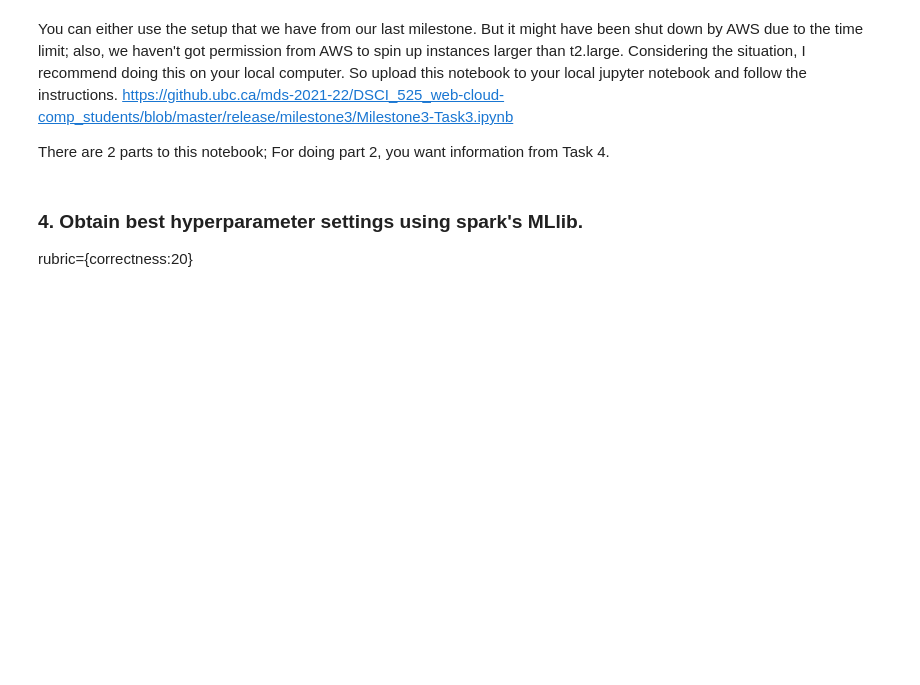
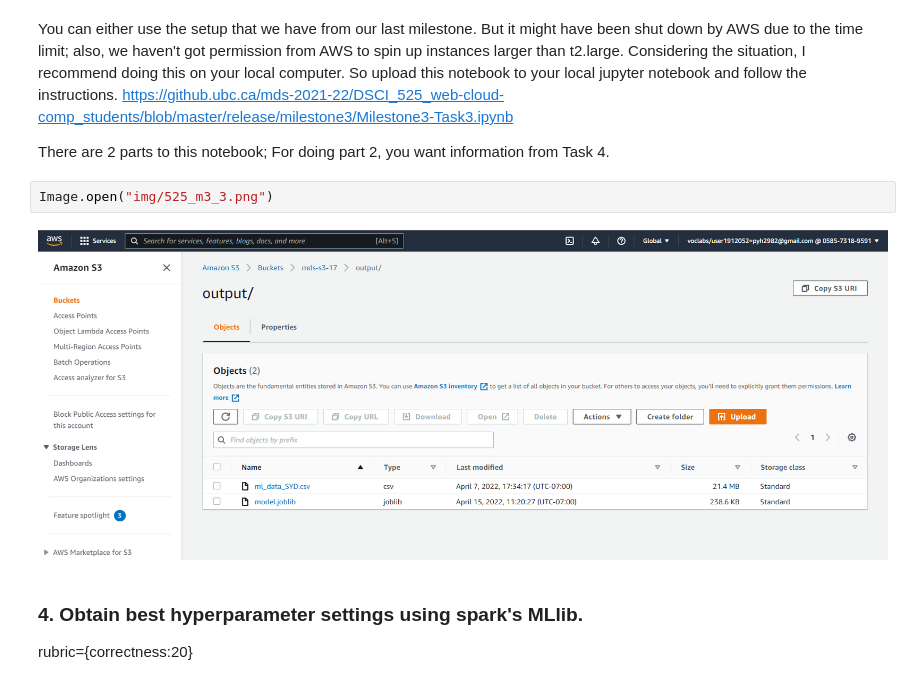
Before and after one commit to UBC-MDS/Web-Cloud-Group17, a Jupyter notebook: notebook/Milestone3.ipynb, the cells around one changed output. Drawn from its saved outputs; the diff is of its cells as text; blank space fills up the shorter version.

```diff
--- a/notebook/Milestone3.ipynb
+++ b/notebook/Milestone3.ipynb
@@ -100,6 +100,10 @@ You can either use the setup that we have from our last milestone. But it might
 https://github.ubc.ca/mds-2021-22/DSCI_525_web-cloud-comp_students/blob/master/release/milestone3/Milestone3-Task3.ipynb
 
 There are 2 parts to this notebook; For doing part 2, you want information from Task 4.
+# %%
+Image.open("img/525_m3_3.png")
+# %% [output]
+[figure, added]
 # %% [markdown]
 ### 4. Obtain best hyperparameter settings using spark's MLlib.
 rubric={correctness:20}
```
Also changed, not shown: parts of 2 cells of this notebook, 2 other files.
